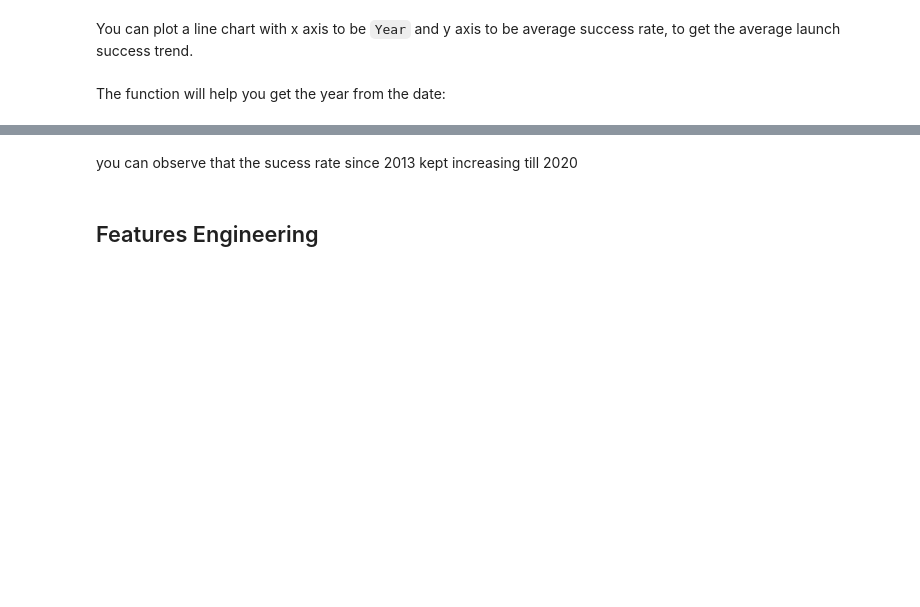
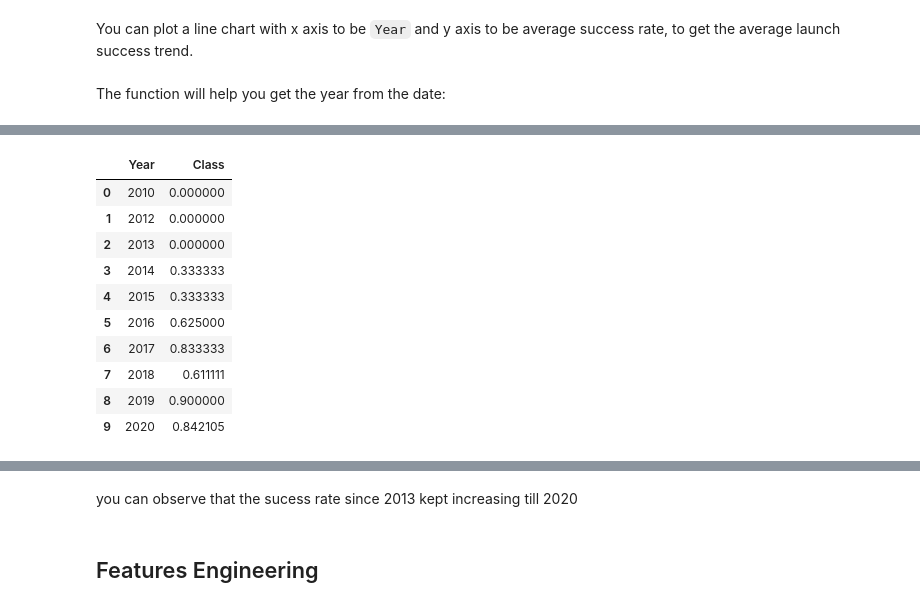
Before and after one commit to naroy70/Capstone_Project, a Jupyter notebook: edadataviz (1).ipynb, the cells around one changed output, grey strips where cells are left out. Cells and saved outputs as stored; diff of their text form; code cells hidden in the pictures; blank space fills up the shorter version.

```diff
--- a/edadataviz (1).ipynb
+++ b/edadataviz (1).ipynb
@@ -194,2 +221,17 @@ plt.show()
+# %%
+yearly_success_rate = df.groupby('Year')['Class'].mean().reset_index()
+yearly_success_rate
+# %% [output]
+|  | Year | Class |
+| 0 | 2010 | 0.000000 |
+| 1 | 2012 | 0.000000 |
+| 2 | 2013 | 0.000000 |
+| 3 | 2014 | 0.333333 |
+| 4 | 2015 | 0.333333 |
+| 5 | 2016 | 0.625000 |
+| 6 | 2017 | 0.833333 |
+| 7 | 2018 | 0.611111 |
+| 8 | 2019 | 0.900000 |
+| 9 | 2020 | 0.842105 |
 # %%
 # Plot a line chart with x axis to be the extracted year and y axis to be the success rate
```
Also changed, not shown: parts of 7 cells of this notebook, 1 other file.
